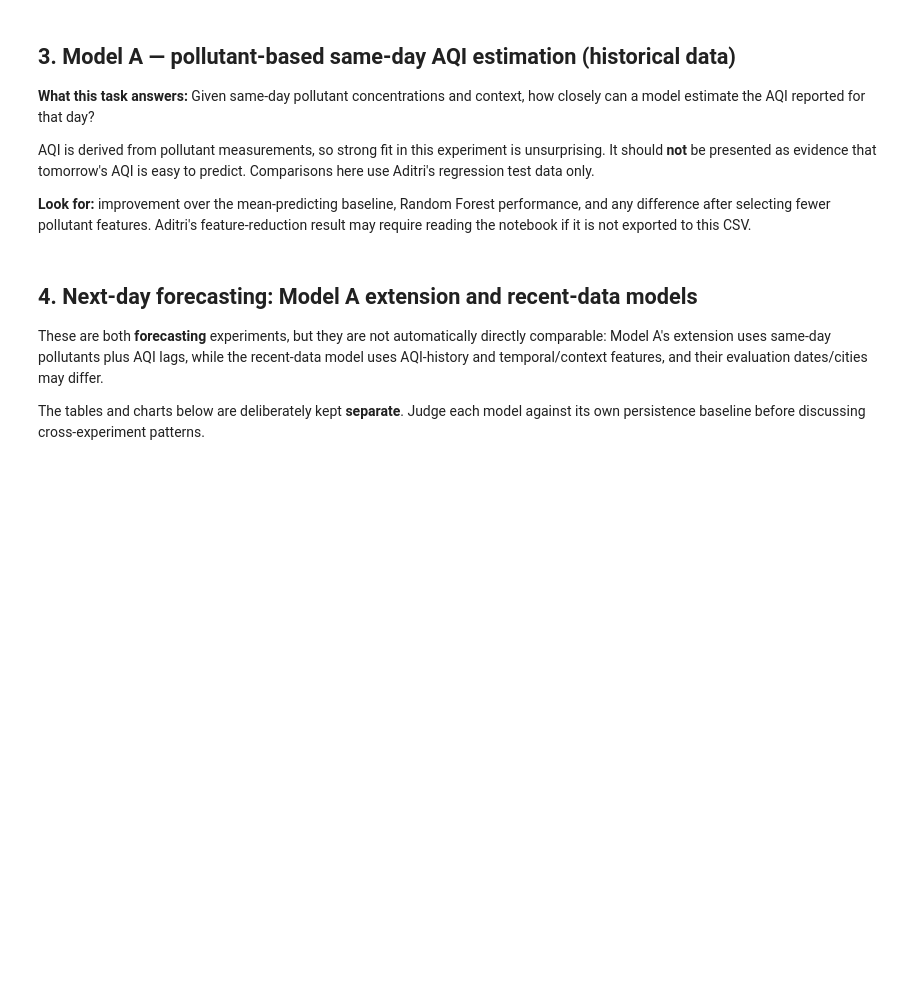
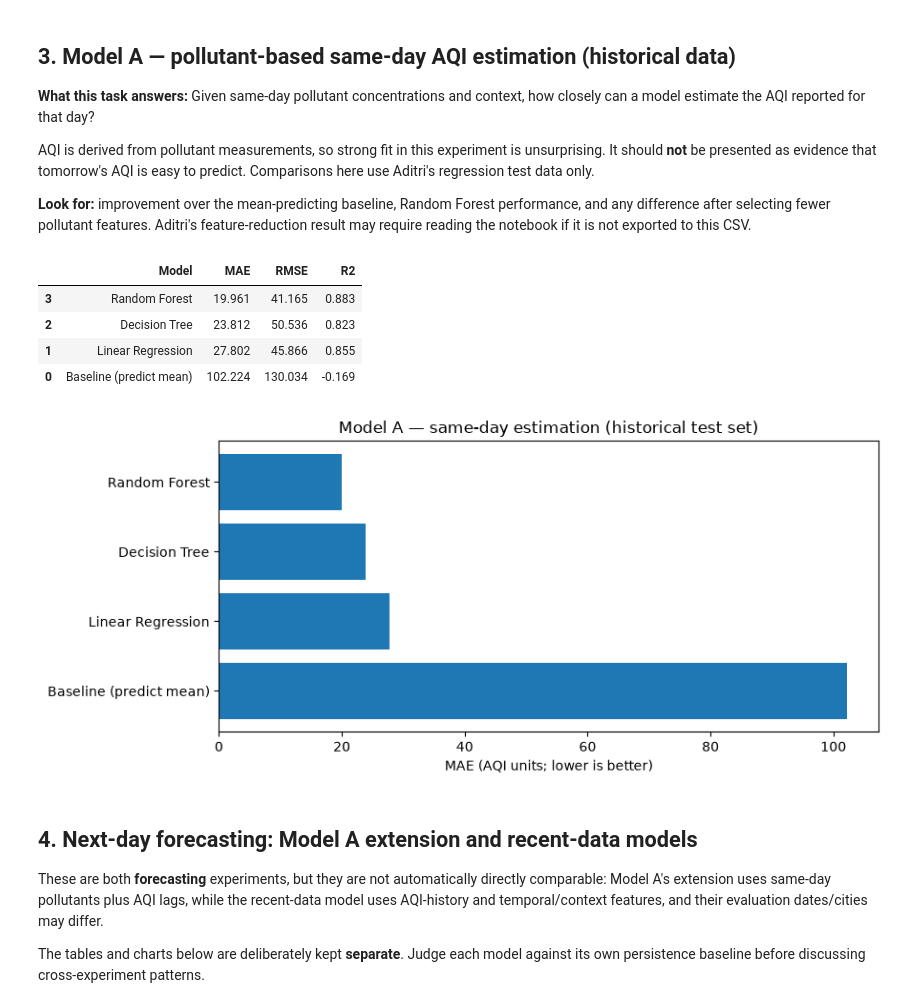
Before and after one commit to nikita-sci/AQI-prediction-India, a Jupyter notebook: notebooks/07_final_model_comparison.ipynb, the cells around one changed output. Saved outputs shown, nothing was run; the diff lists cells and outputs as text; code cells hidden in the pictures; blank space fills up the shorter version.

Commit message:
comparison: analyze Model A pollutant based AQI regression

```diff
--- a/notebooks/07_final_model_comparison.ipynb
+++ b/notebooks/07_final_model_comparison.ipynb
@@ -173,6 +173,26 @@ Loaded recent_test_predictions: 31826 rows; columns=['City', 'state', 'Date', 'A
 AQI is derived from pollutant measurements, so strong fit in this experiment is unsurprising. It should **not** be presented as evidence that tomorrow's AQI is easy to predict. Comparisons here use Aditri's regression test data only.
 
 **Look for:** improvement over the mean-predicting baseline, Random Forest performance, and any difference after selecting fewer pollutant features. Aditri's feature-reduction result may require reading the notebook if it is not exported to this CSV.
+# %%
+model_a = standardized(raw['model_a_regression'])
+if model_a is not None:
+    display(model_a[['Model','MAE','RMSE','R2']].sort_values('MAE').round(3))
+    fig, ax = plt.subplots(figsize=(9,4))
+    ordered = model_a.sort_values('MAE', ascending=False)
+    ax.barh(ordered['Model'], ordered['MAE'])
+    ax.set(xlabel='MAE (AQI units; lower is better)', title='Model A — same-day estimation (historical test set)')
+    fig.tight_layout()
+    fig.savefig(FIGURES/'model_a_same_day_mae.png', dpi=160, bbox_inches='tight')
+    plt.show()
+else:
+    print("Run Aditri's 02_regression.ipynb to generate outputs/regression_results.csv.")
+# %% [output]
+|  | Model | MAE | RMSE | R2 |
+| 3 | Random Forest | 19.961 | 41.165 | 0.883 |
+| 2 | Decision Tree | 23.812 | 50.536 | 0.823 |
+| 1 | Linear Regression | 27.802 | 45.866 | 0.855 |
+| 0 | Baseline (predict mean) | 102.224 | 130.034 | -0.169 |
+[figure, added]
 # %% [markdown]
 ## 4. Next-day forecasting: Model A extension and recent-data models
 
```
